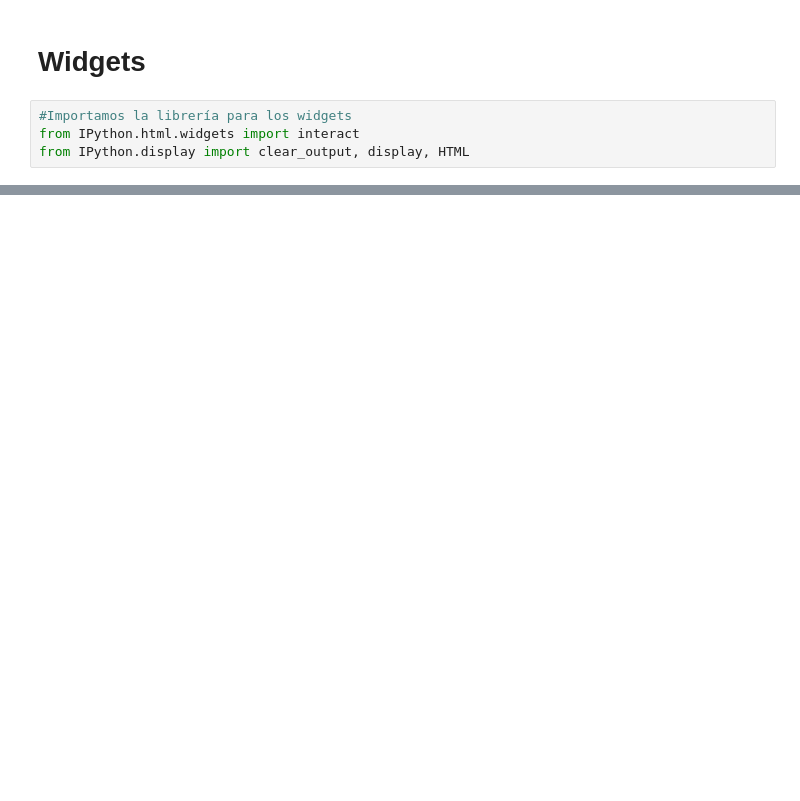
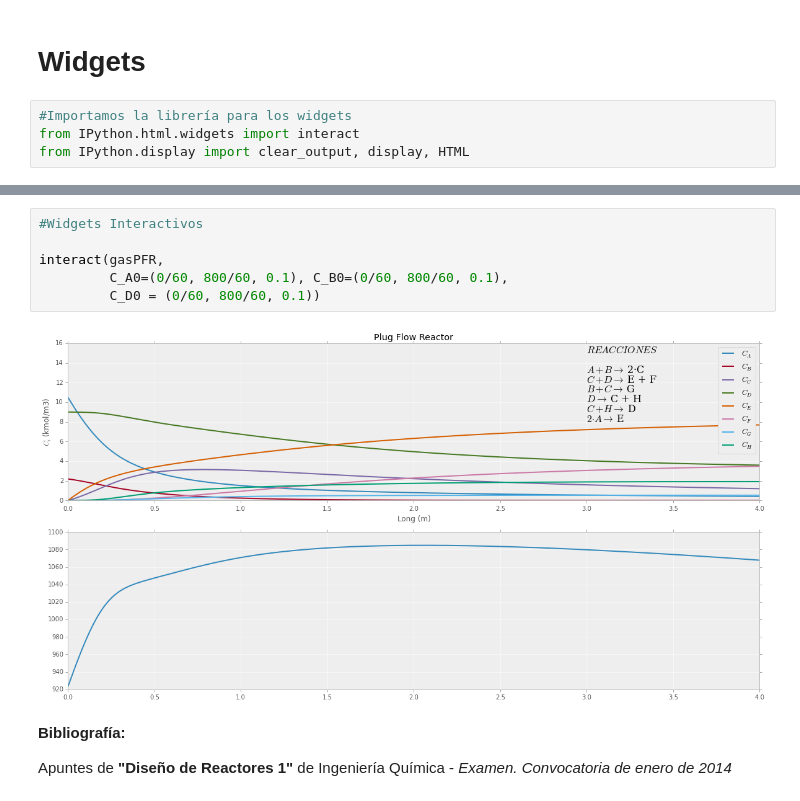
Before and after one commit to CAChemE/learn, a Jupyter notebook: Plug-Flow-Reactor/gas-PFR.ipynb, the cells around one changed output, grey strips where cells are left out. Drawn from its saved outputs; the diff is of its cells as text; blank space fills up the shorter version.

```diff
--- a/Plug-Flow-Reactor/gas-PFR.ipynb
+++ b/Plug-Flow-Reactor/gas-PFR.ipynb
@@ -356,0 +390,12 @@ Sin sentido alguno esto... jknsdjasd
+# %%
+#Widgets Interactivos
+
+interact(gasPFR,
+         C_A0=(0/60, 800/60, 0.1), C_B0=(0/60, 800/60, 0.1),
+         C_D0 = (0/60, 800/60, 0.1))
+# %% [output]
+[figure, added]
+# %% [markdown]
+__Bibliografía:__
+
+Apuntes de __"Diseño de Reactores 1"__ de Ingeniería Química - *Examen. Convocatoria de enero de 2014*
```
Also changed, not shown: parts of 15 cells of this notebook, 1 other file.
